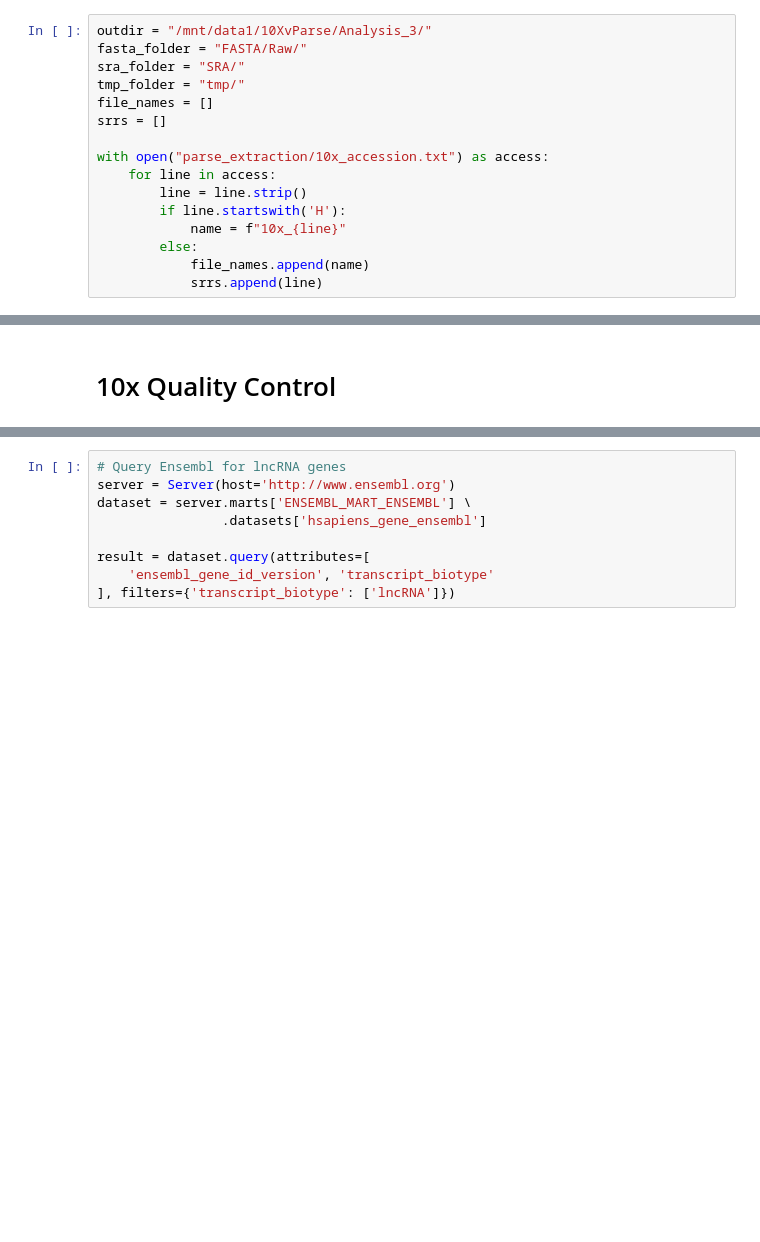
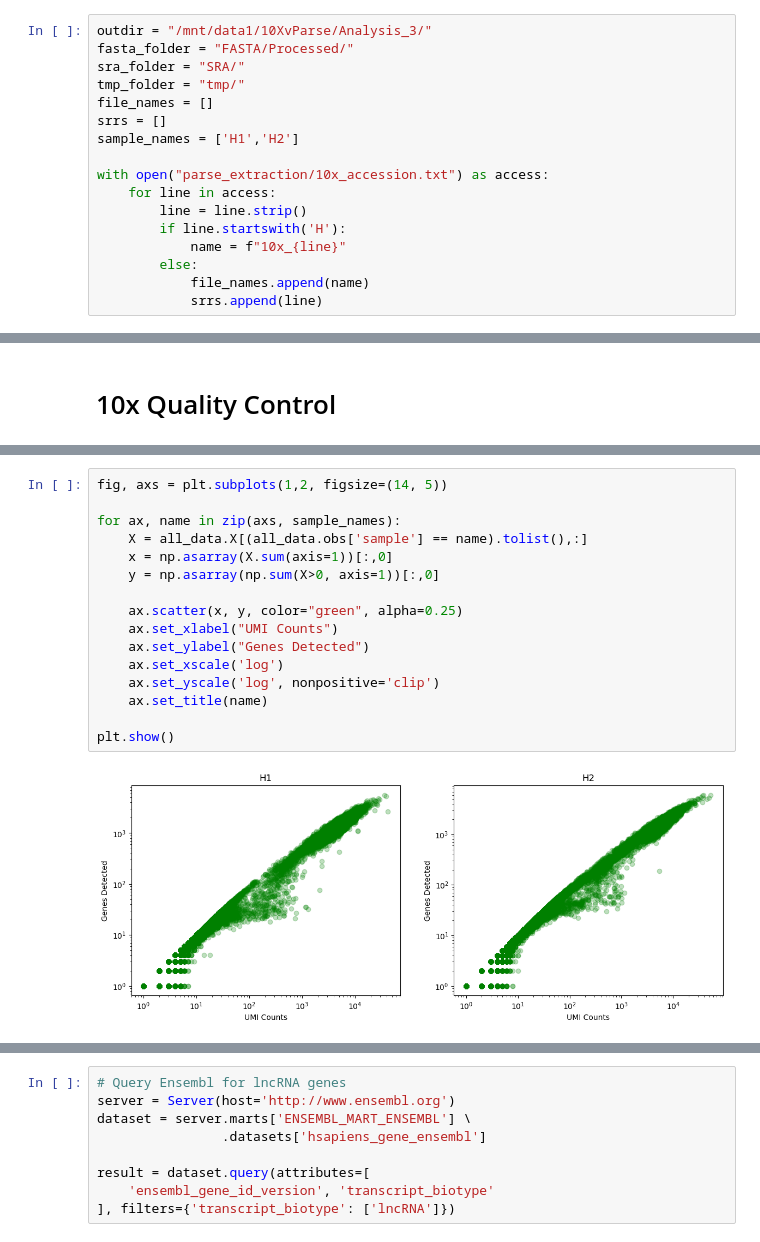
Before and after one commit to mcaskey6/10XvParse, a Jupyter notebook: Analysis 3/10x_test.ipynb, the cells around one changed output, grey strips where cells are left out. Saved outputs shown, nothing was run; the diff lists cells and outputs as text; blank space fills up the shorter version.

```diff
--- a/Analysis 3/10x_test.ipynb
+++ b/Analysis 3/10x_test.ipynb
@@ -25,11 +25,12 @@ options:
 fastq-dump : 3.0.3 ( 3.0.2 )
 # %%
 outdir = "/mnt/data1/10XvParse/Analysis_3/"
-fasta_folder = "FASTA/Raw/"
+fasta_folder = "FASTA/Processed/"
 sra_folder = "SRA/"
 tmp_folder = "tmp/"
 file_names = []
 srrs = []
+sample_names = ['H1','H2']
 
 with open("parse_extraction/10x_accession.txt") as access:
     for line in access:
@@ -187 +157,19 @@ plt.show()
+# %%
+fig, axs = plt.subplots(1,2, figsize=(14, 5))
+
+for ax, name in zip(axs, sample_names):
+    X = all_data.X[(all_data.obs['sample'] == name).tolist(),:]
+    x = np.asarray(X.sum(axis=1))[:,0]
+    y = np.asarray(np.sum(X>0, axis=1))[:,0]
+
+    ax.scatter(x, y, color="green", alpha=0.25)
+    ax.set_xlabel("UMI Counts")
+    ax.set_ylabel("Genes Detected")
+    ax.set_xscale('log')
+    ax.set_yscale('log', nonpositive='clip')
+    ax.set_title(name)
+
+plt.show()
+# %% [output]
+[figure, added]
 # %%
```
Also changed, not shown: parts of 22 cells of this notebook, 7 other files.
